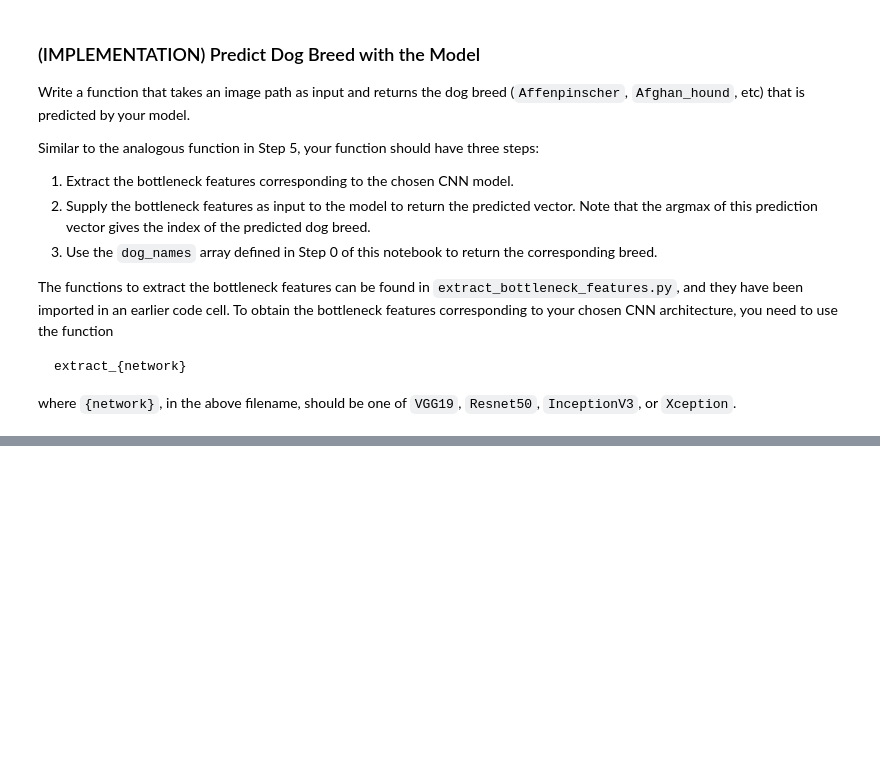
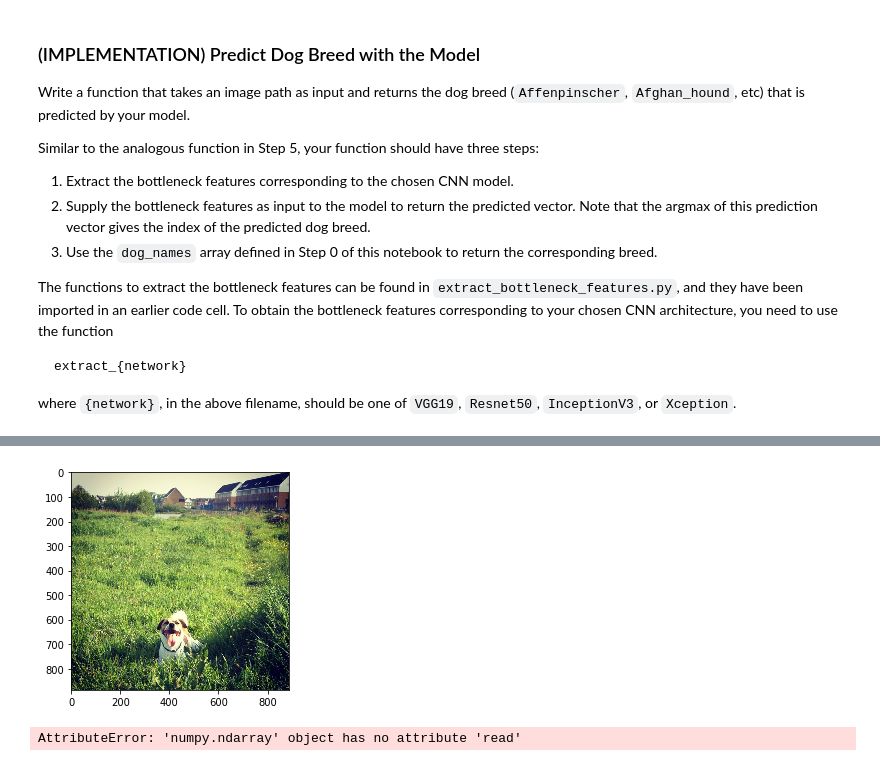
Before and after one commit to elgrande-nl/Dog-Identification-App, a Jupyter notebook: dog_app.ipynb, the cells around one changed output, grey strips where cells are left out. Drawn from its saved outputs; the diff is of its cells as text; code cells hidden in the pictures; blank space fills up the shorter version.

```diff
--- a/dog_app.ipynb
+++ b/dog_app.ipynb
@@ -707,3 +797,35 @@ This photo looks like an Afghan Hound.
+# %%
+### TODO: Write your algorithm.
+### Feel free to use as many code cells as needed.
+
+def detect_image(image_path):
+    """Function to detect if image contains a dog or human.
+
+    Args:
+        image_path (string): path of the image to asses
+
+    Returns:
+        string: with prediction and shows the image.
+    """
+
+    image = cv2.imread(image_path)
+    cv_rgb = cv2.cvtColor(image, cv2.COLOR_BGR2RGB)
+    plt.imshow(cv_rgb)
+    plt.show()
+
+    breed = VGG19_predict_breed(image).split('.')[1]
+
+    if dog_detector(image_path):
+        # if a dog is detected in the image, return the predicted breed.
+        return "This image contains a dog of the breed {}.".format(breed)
+
+    if face_detector(image_path):
+        # if a human is detected in the image, return the resembling dog breed.
+        return "This image contains a human who looks like an {}".format(breed)
+
+
+    # if neither is detected in the image, provide output that indicates an error.
+    return  "This image does not contain a human or a dog."
 # %% [markdown]
 ---
 <a id='step7'></a>
@@ -722,3 +852,8 @@ __Answer:__
 ## TODO: Execute your algorithm from Step 6 on
 ## at least 6 images on your computer.
 ## Feel free to use as many code cells as needed.
+# %%
+detect_image('images/charlie.jpeg')
+# %% [output]
+[figure, added]
+AttributeError: 'numpy.ndarray' object has no attribute 'read'
```
Also changed, not shown: parts of 27 cells of this notebook.
